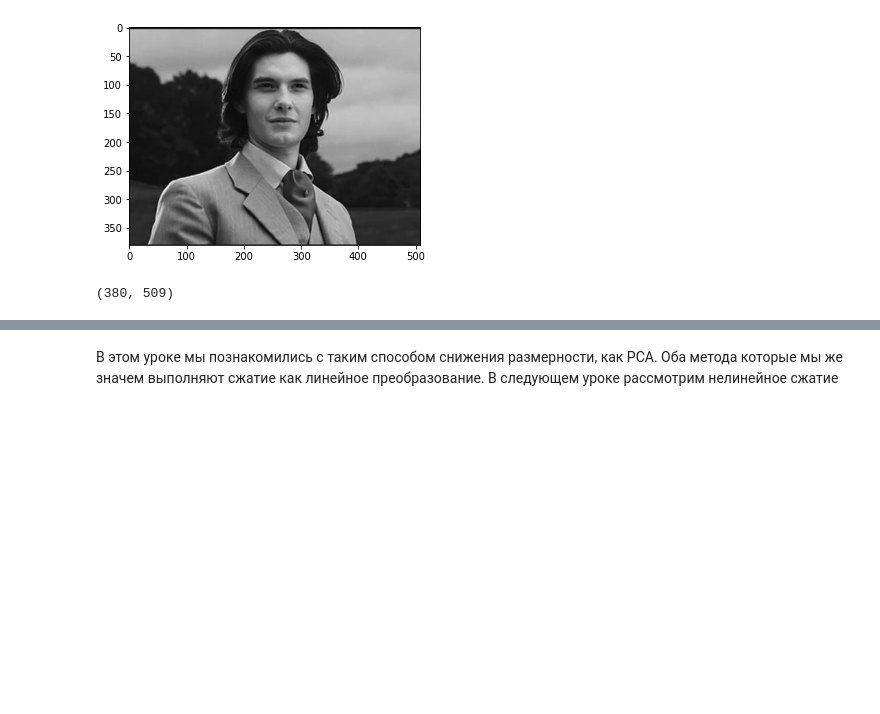
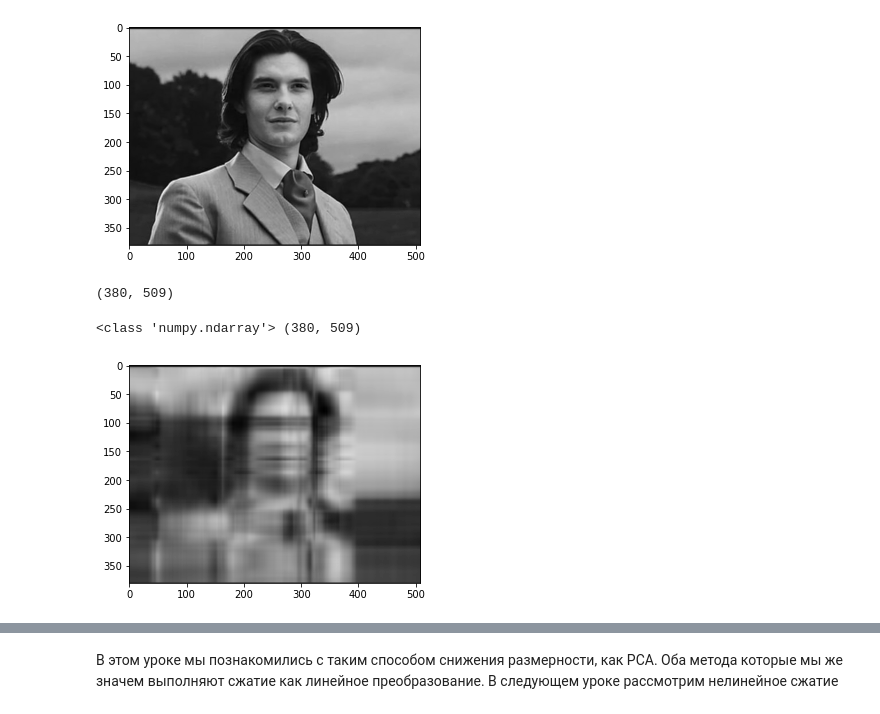
Before and after one commit to sviteribuben/Classic-Machine-Learning-theory-and-practice, a Jupyter notebook: PCA_hw_.ipynb, the cells around one changed output, grey strips where cells are left out. Drawn from its saved outputs; the diff is of its cells as text; code cells hidden in the pictures; blank space fills up the shorter version.

```diff
--- a/PCA_hw_.ipynb
+++ b/PCA_hw_.ipynb
@@ -231,9 +232,25 @@ plt.show()
 <class 'numpy.ndarray'> (380, 509)
 [figure]
 # %%
-np.array(img_gray).shape
+X = np.array(img_gray)
+X.shape
 # %% [output]
 (380, 509)
+# %%
+# обучите на массиве img_gray размерности 380, 509
+# класс TruncatedSVD c параметром n_components=5
+svd_model = TruncatedSVD(n_components=5, random_state=42).fit(X)
+# Плучаем матрицу img_gray_svd с помощью функции transform
+img_gray_svd = svd_model.transform(X)
+# Получаем массив img_gray_svd_restored с помощью функции inverse_transform
+img_gray_svd_restored = svd_model.inverse_transform(img_gray_svd)
+# Визуализируем массив img_gray_svd_restored с помощью функции imshow
+print(type(img_gray_svd_restored), img_gray_svd_restored.shape)
+imshow(img_gray_svd_restored, cmap = "gray");
+plt.show();
+# %% [output]
+<class 'numpy.ndarray'> (380, 509)
+[figure, added]
 # %% [markdown]
 Далее
 
```
Also changed, not shown: parts of 2 cells of this notebook.
